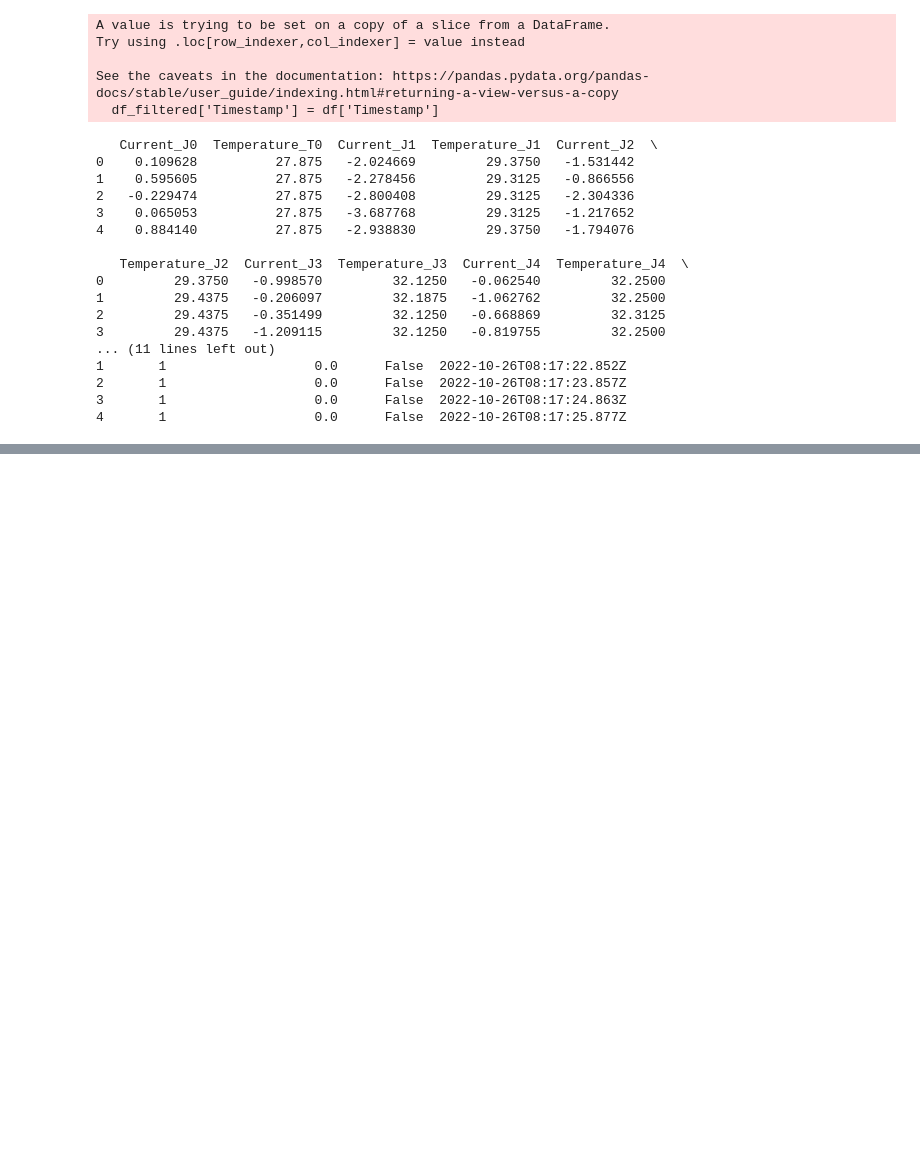
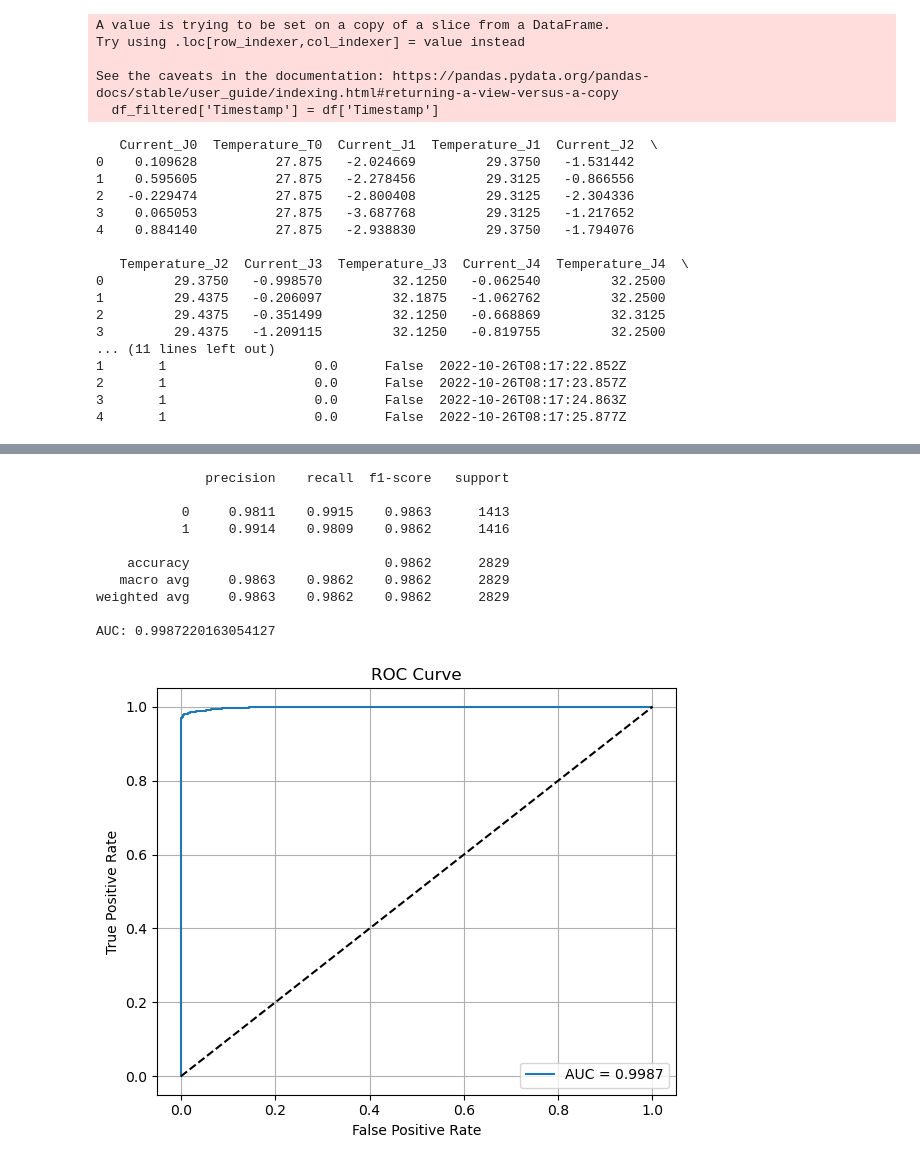
Before and after one commit to imayumi03/Projet_IA, a Jupyter notebook: model.ipynb, the cells around one changed output, grey strips where cells are left out. Saved outputs shown, nothing was run; the diff lists cells and outputs as text; code cells hidden in the pictures; blank space fills up the shorter version.

```diff
--- a/model.ipynb
+++ b/model.ipynb
@@ -172,0 +500,46 @@ print(df_filtered.head())
+# %%
+from sklearn.metrics import classification_report, roc_auc_score, roc_curve
+import matplotlib.pyplot as plt
+
+model.eval()
+y_true, y_pred, y_scores = [], [], []
+
+with torch.no_grad():
+    for batch_X, batch_y in test_loader:
+        batch_X = batch_X.to(device)
+        logits = model(batch_X).squeeze()
+        probs = torch.sigmoid(logits)
+        preds = (probs > 0.5).int()
+
+        y_scores.extend(probs.cpu().tolist())
+        y_pred.extend(preds.cpu().tolist())
+        y_true.extend(batch_y.cpu().int().tolist())
+
+# Résultats
+print(classification_report(y_true, y_pred, digits=4))
+print("AUC:", roc_auc_score(y_true, y_scores))
+
+# Courbe ROC
+fpr, tpr, _ = roc_curve(y_true, y_scores)
+plt.figure(figsize=(6, 5))
+plt.plot(fpr, tpr, label=f"AUC = {roc_auc_score(y_true, y_scores):.4f}")
+plt.plot([0, 1], [0, 1], 'k--')
+plt.xlabel("False Positive Rate")
+plt.ylabel("True Positive Rate")
+plt.title("ROC Curve")
+plt.grid()
+plt.legend()
+plt.tight_layout()
+plt.show()
+# %% [output]
+              precision    recall  f1-score   support
+
+           0     0.9811    0.9915    0.9863      1413
+           1     0.9914    0.9809    0.9862      1416
+
+    accuracy                         0.9862      2829
+   macro avg     0.9863    0.9862    0.9862      2829
+weighted avg     0.9863    0.9862    0.9862      2829
+
+AUC: 0.9987220163054127
+[figure, added]
```
Also changed, not shown: parts of 16 cells of this notebook.
